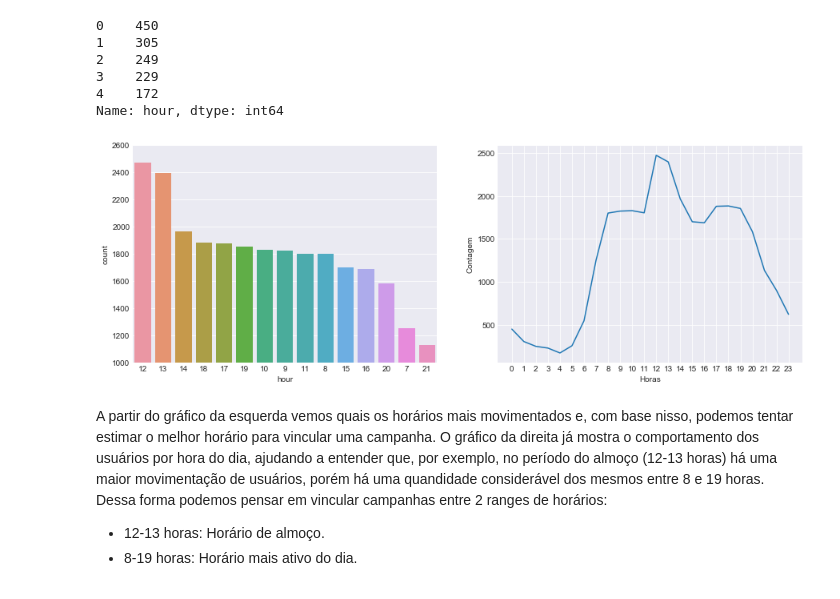
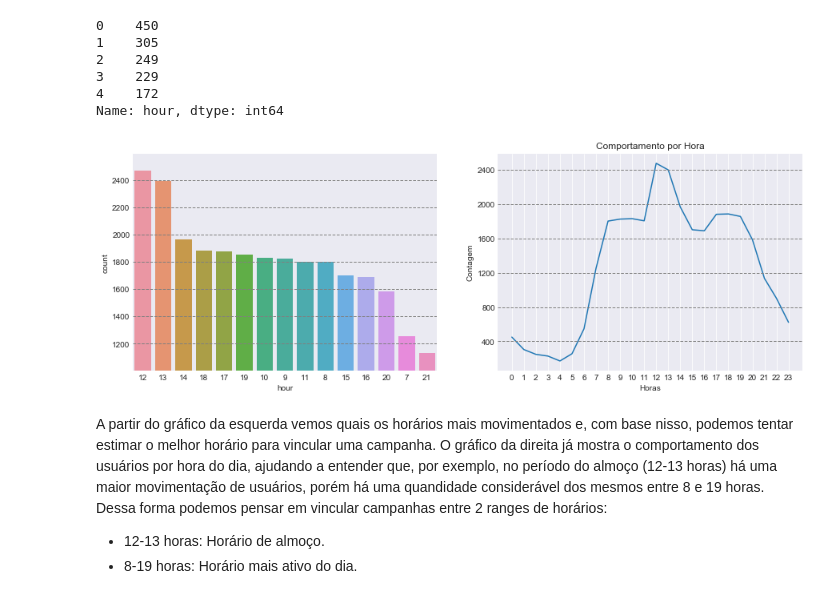
Before and after one commit to jvsn19/analise_varejo, a Jupyter notebook: Projeto.ipynb, the cells around one changed output. Drawn from its saved outputs; the diff is of its cells as text; code cells hidden in the pictures.

```diff
--- a/Projeto.ipynb
+++ b/Projeto.ipynb
@@ -169,18 +155,27 @@ Name: hour, dtype: int64
 # %%
 fig = plt.figure(figsize=(15,5))
 # First plot
 ax1 =fig.add_subplot(121)
 sns.countplot(data = dataset, x = 'hour', order=dataset['hour'].value_counts()[:15].index, ax=ax1)
 ax1.set_ylim(ymin=1000)
+yticks_array = [place for place in range(1000, 2600, 200)]
+ax1.set_yticks(yticks_array[1:])
+for place in yticks_array[1:]:
+    ax1.axhline(place, ls='--', c='gray', lw=1)
 # Second plot
 ax2 = fig.add_subplot(122)
+ax2.set_title('Comportamento por Hora')
 ax2.plot(hour_count)
 ax2.set_xlabel('Horas')
 ax2.set_xticks(list(range(24)))
 ax2.set_ylabel('Contagem')
+yticks_array = [place for place in range(0, 2800, 400)]
+ax2.set_yticks(yticks_array[1:])
+for place in yticks_array[1:]:
+    ax2.axhline(place, ls='--', c='gray', lw=1)
 plt.show()
 # %% [output]
-[figure, old version]
+[figure, new version]
 # %% [markdown]
 <p>A partir do gráfico da esquerda vemos quais os horários mais movimentados e, com base nisso, podemos tentar estimar o melhor horário para vincular uma campanha. O gráfico da direita já mostra o comportamento dos usuários por hora do dia, ajudando a entender que, por exemplo, no período do almoço (12-13 horas) há uma maior movimentação de usuários, porém há uma quandidade considerável dos mesmos entre 8 e 19 horas. Dessa forma podemos pensar em vincular campanhas entre 2 ranges de horários:</p>
 <ul>
```
Also changed, not shown: parts of 19 cells of this notebook, 1 other file.
